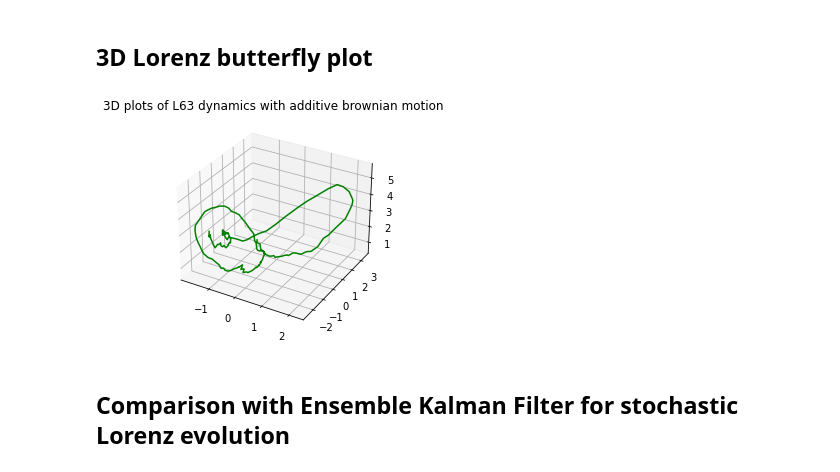
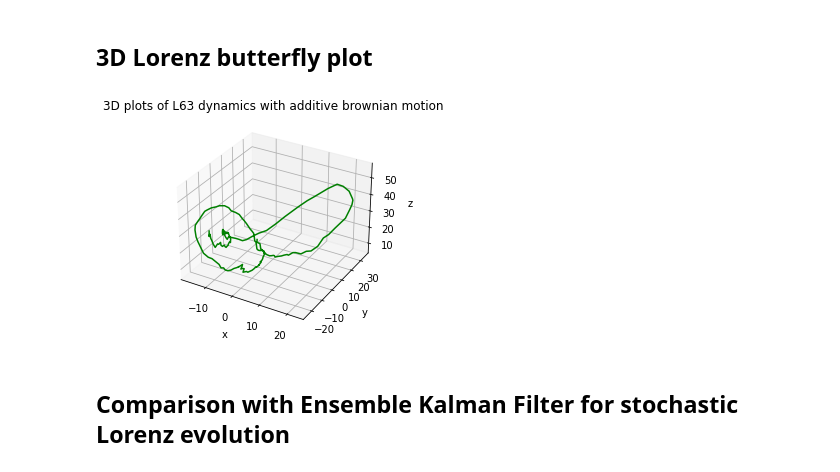
Before and after one commit to Nicolasecl16/These, a Jupyter notebook: 4Dvarnetstochastic/Lorenz63/Analysis.ipynb, the cells around one changed output. Cells and saved outputs as stored; diff of their text form; code cells hidden in the pictures.

```diff
--- a/4Dvarnetstochastic/Lorenz63/Analysis.ipynb
+++ b/4Dvarnetstochastic/Lorenz63/Analysis.ipynb
@@ -1646,21 +1679,26 @@ IC 3Sigma
 ## 3D Lorenz butterfly plot
 # %%
 fig = plt.figure()
+m = 1.036768928235696
+s   =9.811712139795723
 
 # syntax for 3-D projection
 ax = plt.axes(projection ='3d')
 
 # defining all 3 axes
-z = target[0,2,:]
-x = target[0,0,:]
-y = target[0,1,:]
+z = m+s*target[0,2,:]
+x = m+s*target[0,0,:]
+y = m+s*target[0,1,:]
 
 # plotting
 ax.plot3D(x, y, z, 'green')
 ax.set_title('3D plots of L63 dynamics with additive brownian motion')
+ax.set_xlabel("x")
+ax.set_ylabel("y")
+ax.set_zlabel("z")
 plt.show()
 # %% [output]
-[figure, old version]
+[figure, new version]
 # %% [markdown]
 ## Comparison with Ensemble Kalman Filter for stochastic Lorenz evolution
 # %%
```
Also changed, not shown: parts of 31 cells of this notebook, 4 other files.
